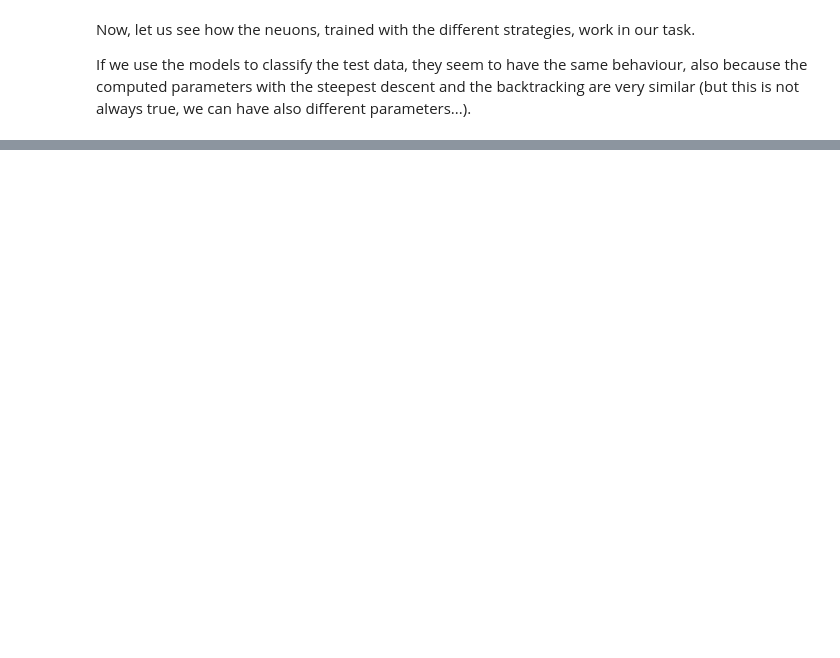
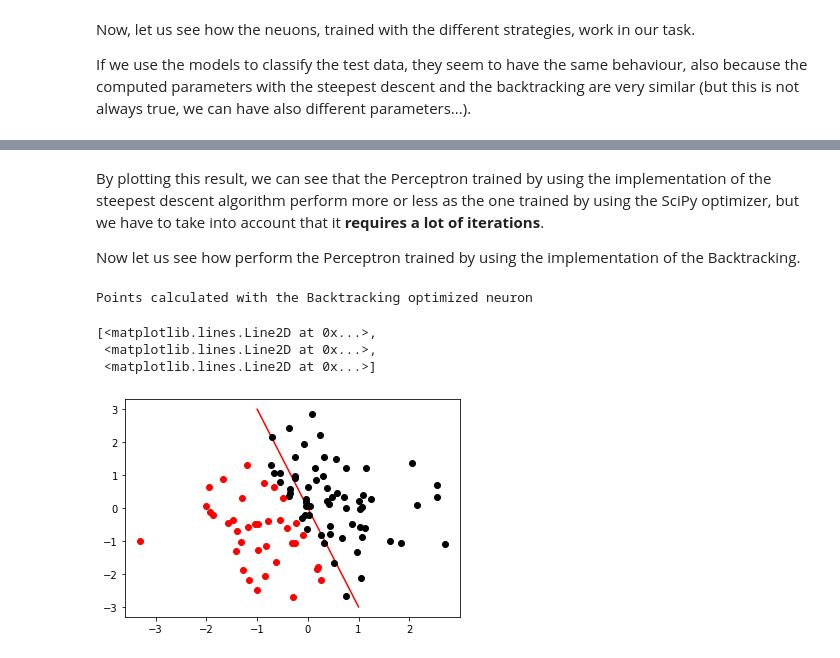
Before and after one commit to andmon97/numeircalMethods, a Jupyter notebook: Montemurro_Andrea_exam_January_19_2022.ipynb, the cells around one changed output, grey strips where cells are left out. Saved outputs shown, nothing was run; the diff lists cells and outputs as text; code cells hidden in the pictures; blank space fills up the shorter version.

Commit message:
other comments and nice perceptron

```diff
--- a/Montemurro_Andrea_exam_January_19_2022.ipynb
+++ b/Montemurro_Andrea_exam_January_19_2022.ipynb
@@ -764,0 +765,19 @@ matplotlib.pyplot.plot([-1,1],[3,-3],'r', datatest1[::,0], datatest1[::,1],'ko',
+# %% [markdown]
+By plotting this result, we can see that the Perceptron trained by using the implementation of the steepest descent algorithm perform more or less as the one trained by using the SciPy optimizer, but we have to take into account that it **requires a lot of iterations**.
+
+Now let us see how perform the Perceptron trained by using the implementation of the Backtracking.
+# %%
+def neuronoptw1(x):
+    return neuron(optw1[0:2],optw1[2],x)
+
+datatest1w = np.array([p for p in dataset if neuronoptw1(p)>0])
+datatest2w = np.array([p for p in dataset if neuronoptw1(p)<0])
+print("Points calculated with the Backtracking optimized neuron")
+#print(datatest2w)
+matplotlib.pyplot.plot([-1,1],[3,-3],'r', datatest1w[::,0], datatest1w[::,1],'ko',  datatest2w[::,0], datatest2w[::,1],'ro')
+# %% [output]
+Points calculated with the Backtracking optimized neuron
+[<matplotlib.lines.Line2D at 0x...>,
+ <matplotlib.lines.Line2D at 0x...>,
+ <matplotlib.lines.Line2D at 0x...>]
+[figure, added]
```
Also changed, not shown: parts of 14 cells of this notebook.
